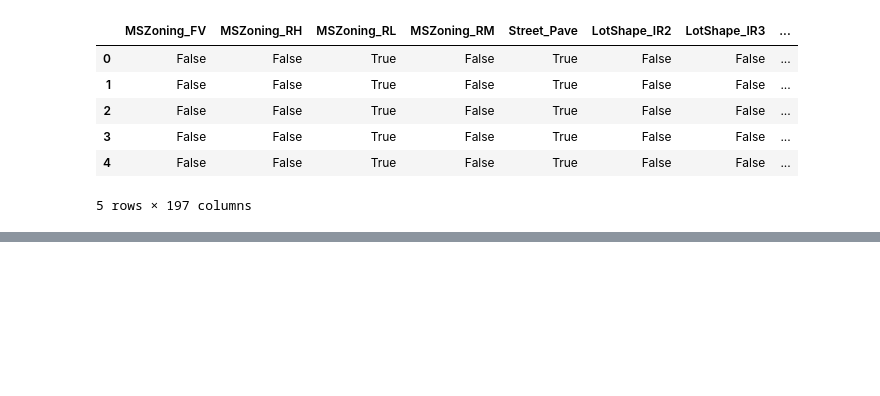
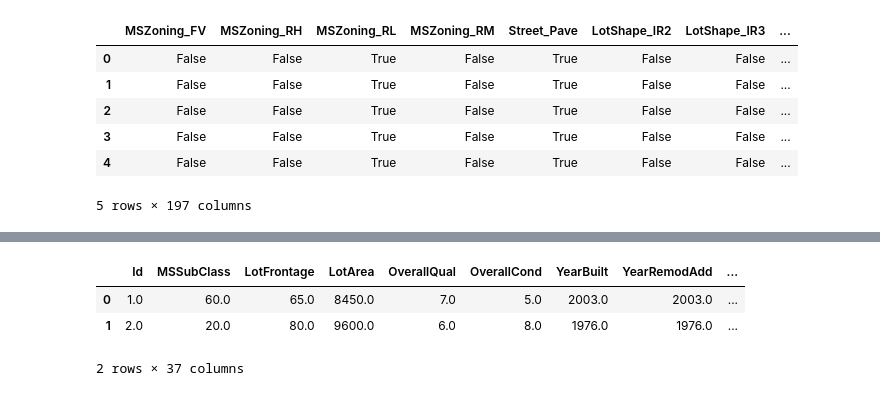
Before and after one commit to alwaysbemyday1/kaggle, a Jupyter notebook: 02_House Prices/house_prices_prediction.ipynb, the cells around one changed output, grey strips where cells are left out. Cells and saved outputs as stored; diff of their text form; code cells hidden in the pictures; blank space fills up the shorter version.

```diff
--- a/02_House Prices/house_prices_prediction.ipynb
+++ b/02_House Prices/house_prices_prediction.ipynb
@@ -159,0 +168,14 @@ boston_dummy_df.head()
+# %%
+imputer = SimpleImputer(strategy='mean')
+imputer.fit(boston_num_df)
+boston_num_df_ = imputer.transform(boston_num_df)
+# %%
+boston_num_df = pd.DataFrame(boston_num_df_,
+                             columns = boston_num_df.columns,
+                             index = boston_df_index)
+boston_num_df.head(2)
+# %% [output]
+|  | Id | MSSubClass | LotFrontage | LotArea | OverallQual | OverallCond | YearBuilt | YearRemodAdd | ... |
+| 0 | 1.0 | 60.0 | 65.0 | 8450.0 | 7.0 | 5.0 | 2003.0 | 2003.0 | ... |
+| 1 | 2.0 | 20.0 | 80.0 | 9600.0 | 6.0 | 8.0 | 1976.0 | 1976.0 | ... |
+2 rows × 37 columns
```
Also changed, not shown: parts of 4 cells of this notebook.
